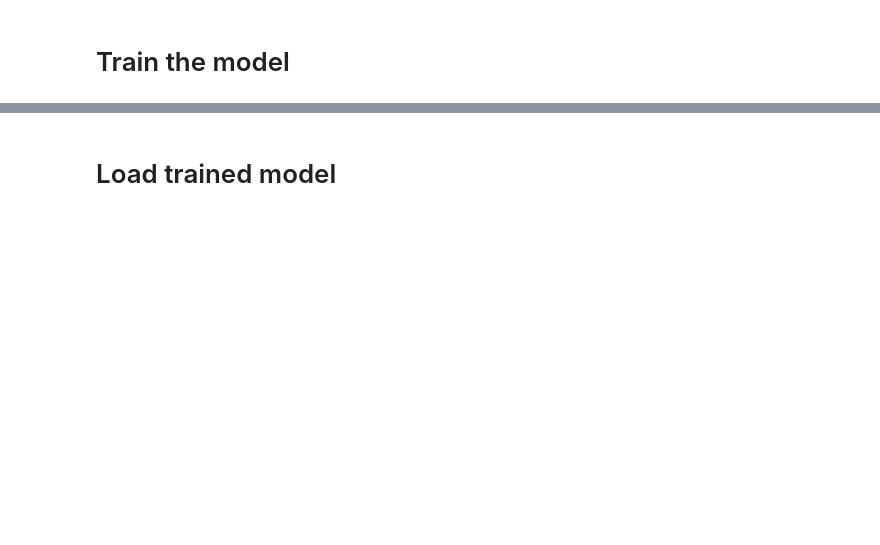
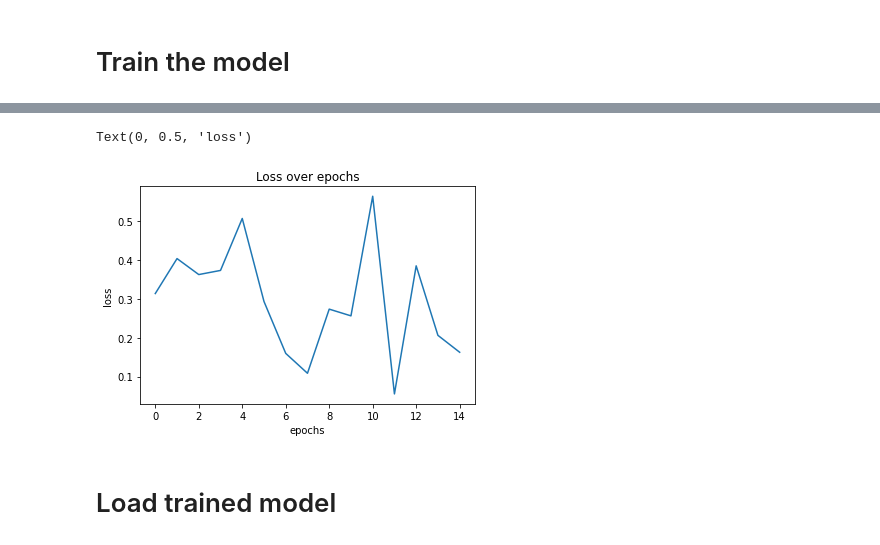
Before and after one commit to yonbrand/Gait-Recognition, a Jupyter notebook: gait_segmentation.ipynb, the cells around one changed output, grey strips where cells are left out. Drawn from its saved outputs; the diff is of its cells as text; code cells hidden in the pictures; blank space fills up the shorter version.

```diff
--- a/gait_segmentation.ipynb
+++ b/gait_segmentation.ipynb
@@ -101,3 +96,6 @@ print(y_test.shape)
+# %%
+#split the data to train and test
+X_train, X_test, y_train, y_test = train_test_split(data[:int(np.floor(0.3*data.shape[0]))], labels[:int(np.floor(0.3*labels.shape[0]))], test_size=0.33) #here we also reduce the number of samples for running time and memory reasons
 # %% [markdown]
 Network Architecture
 # %%
@@ -169,10 +167,11 @@ class Network(nn.Module):
         return out
 # %%
 # Training Parameters
-learning_rate = 0.00001
-num_steps =10
+learning_rate = 0.0001
+num_steps =15
 batch_size = 32
 display_step = 1
+criterion = nn.CrossEntropyLoss()
 data_len = len(X_train)
 # %%
 tensor_x_train = torch.Tensor(X_train).float().to(device) # transform to torch tensor
@@ -218,10 +227,10 @@ def plot_model_loss( train_loss, title="train loss"):
 def check_acc(model, loader):
     correct = 0
     total = 0
-    TP=0
-    TN=0
-    FP=0
-    FN=0
+    #TP=0
+    #TN=0
+    #FP=0
+    #FN=0
     with torch.no_grad():
         for data in loader:
             features, labels = data
@@ -251,6 +260,8 @@ all_train_loss = []
 all_test_loss = []
 train_acc=[]
 validation_acc=[]
+train_preds=[]
+
 
 for epoch in range(num_steps):
 
@@ -258,9 +269,10 @@ for epoch in range(num_steps):
   for batch_idx, (data, labels) in enumerate(train_dataloader):
 
     preds = model(data)
+    train_preds.append(preds)
 
-    #loss = F.cross_entropy(preds, labels.to(device))
-    loss = my_loss(labels, preds)
+    loss = criterion(preds, labels.to(device))
+    #loss = my_loss(labels, preds)
     optimizer.zero_grad()
     loss.backward()
     optimizer.step()
@@ -283,5 +295,9 @@ for epoch in range(num_steps):
 
   train_acc.append( check_acc(model, train_dataloader) )
   validation_acc.append( check_acc(model, test_dataloader) )
+  with open('/content/drive/MyDrive/DL- Danny & Yonatan/Project DL/train_acc.npy', 'wb') as f:
+    pickle.dump(train_acc, f, protocol=4)
+  with open('/content/drive/MyDrive/DL- Danny & Yonatan/Project DL/validation_acc.npy', 'wb') as f:
+    pickle.dump(validation_acc, f, protocol=4)
   torch.save(model.state_dict(), main_path+ 'gait_segmentation_'+ str(epoch) +'.pt') #saving the trained model
 # %% [output]
@@ -305 +337,9 @@ epoch 0,  train loss : 0.138,
+# %%
+plt.plot(all_train_loss)
+plt.title('Loss over epochs')
+plt.xlabel('epochs')
+plt.ylabel('loss')
+# %% [output]
+Text(0, 0.5, 'loss')
+[figure, added]
 # %%
```
Also changed, not shown: parts of 42 cells of this notebook.
